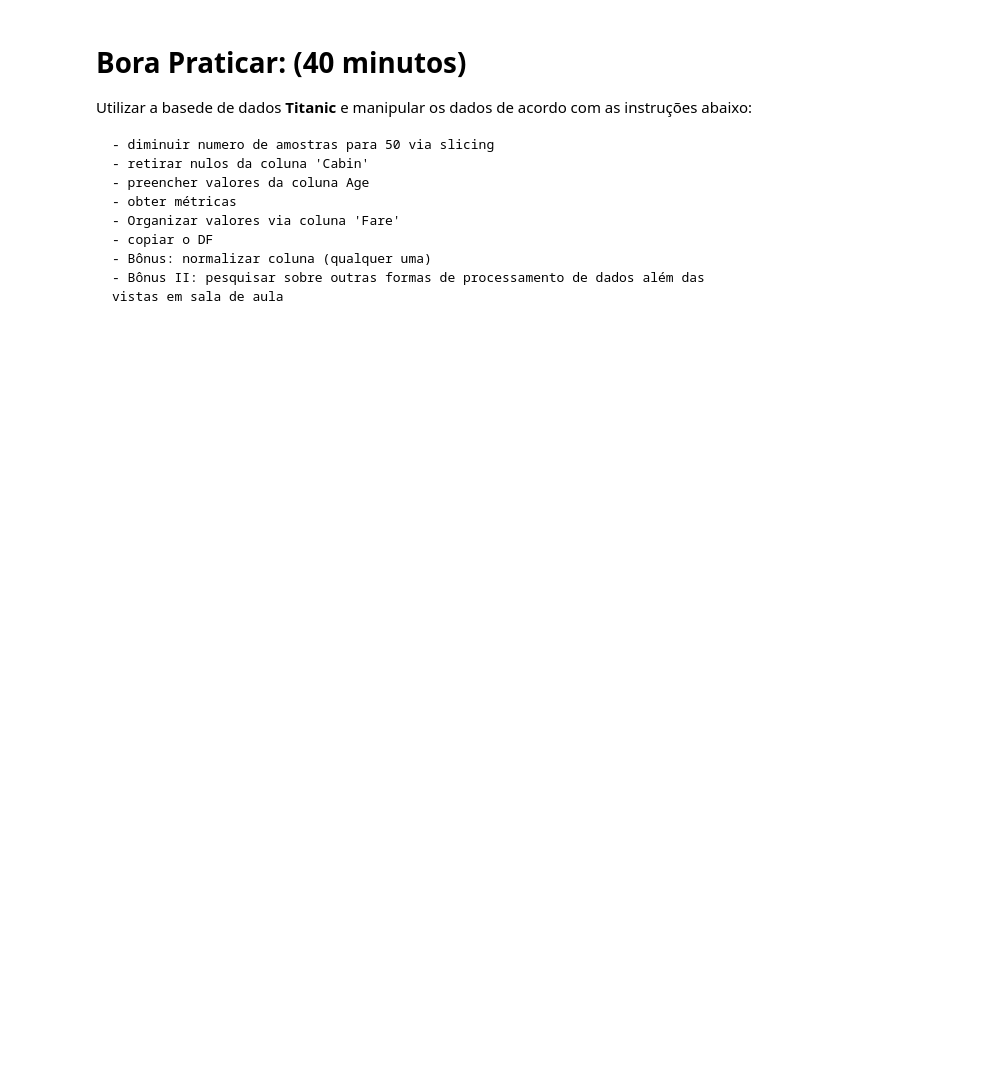
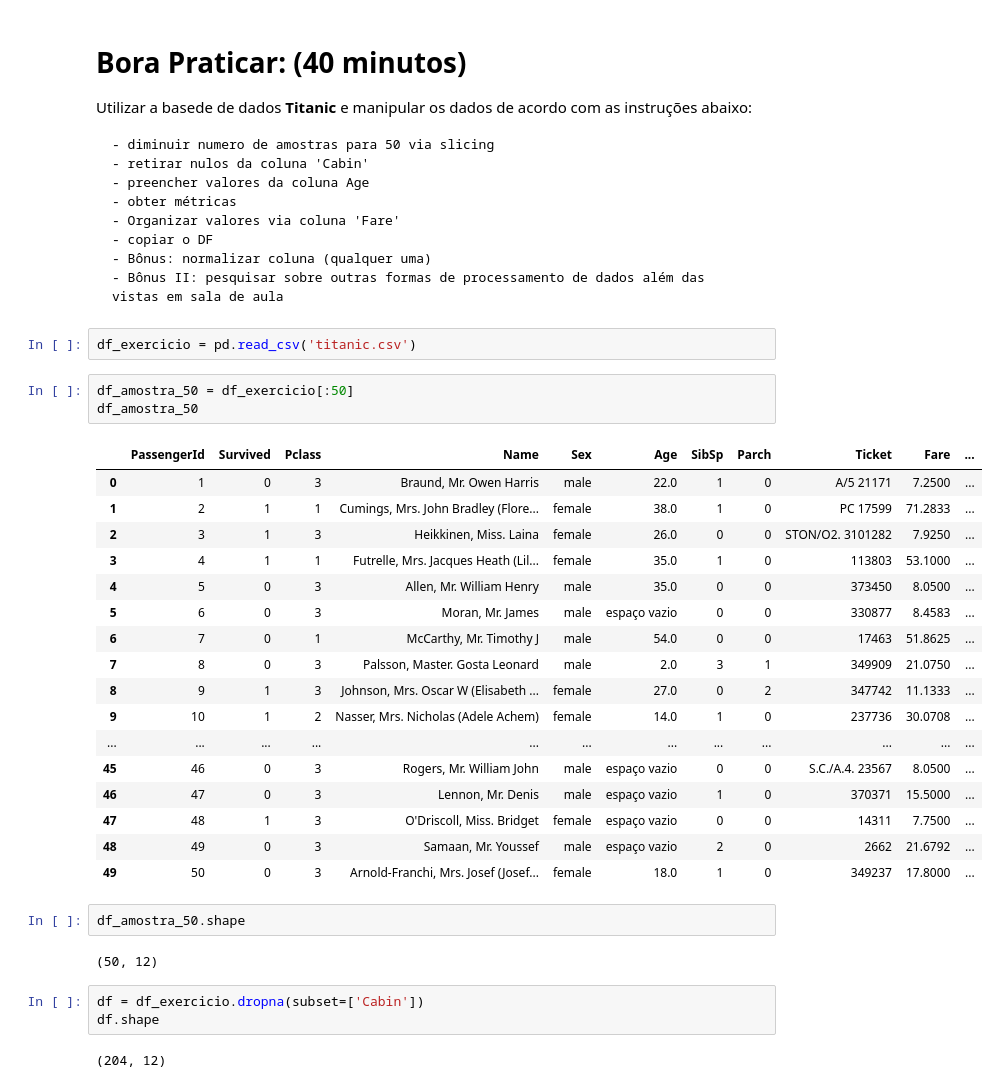
Before and after one commit to reprograma/on26-python-s11-pandas-numpy-I, a Jupyter notebook: material/aula_s11.ipynb, the cells around one changed output. Drawn from its saved outputs; the diff is of its cells as text; blank space fills up the shorter version.

```diff
--- a/material/aula_s11.ipynb
+++ b/material/aula_s11.ipynb
@@ -163,3 +302,35 @@ Utilizar a basede de dados **Titanic** e manipular os dados de acordo com as ins
     - copiar o DF
     - Bônus: normalizar coluna (qualquer uma)
     - Bônus II: pesquisar sobre outras formas de processamento de dados além das vistas em sala de aula
+# %%
+df_exercicio = pd.read_csv('titanic.csv')
+# %%
+df_amostra_50 = df_exercicio[:50]
+df_amostra_50
+# %% [output]
+|  | PassengerId | Survived | Pclass | Name | Sex | Age | SibSp | Parch | Ticket | Fare | ... |
+| 0 | 1 | 0 | 3 | Braund, Mr. Owen Harris | male | 22.0 | 1 | 0 | A/5 21171 | 7.2500 | ... |
+| 1 | 2 | 1 | 1 | Cumings, Mrs. John Bradley (Flore... | female | 38.0 | 1 | 0 | PC 17599 | 71.2833 | ... |
+| 2 | 3 | 1 | 3 | Heikkinen, Miss. Laina | female | 26.0 | 0 | 0 | STON/O2. 3101282 | 7.9250 | ... |
+| 3 | 4 | 1 | 1 | Futrelle, Mrs. Jacques Heath (Lil... | female | 35.0 | 1 | 0 | 113803 | 53.1000 | ... |
+| 4 | 5 | 0 | 3 | Allen, Mr. William Henry | male | 35.0 | 0 | 0 | 373450 | 8.0500 | ... |
+| 5 | 6 | 0 | 3 | Moran, Mr. James | male | espaço vazio | 0 | 0 | 330877 | 8.4583 | ... |
+| 6 | 7 | 0 | 1 | McCarthy, Mr. Timothy J | male | 54.0 | 0 | 0 | 17463 | 51.8625 | ... |
+| 7 | 8 | 0 | 3 | Palsson, Master. Gosta Leonard | male | 2.0 | 3 | 1 | 349909 | 21.0750 | ... |
+| 8 | 9 | 1 | 3 | Johnson, Mrs. Oscar W (Elisabeth ... | female | 27.0 | 0 | 2 | 347742 | 11.1333 | ... |
+| 9 | 10 | 1 | 2 | Nasser, Mrs. Nicholas (Adele Achem) | female | 14.0 | 1 | 0 | 237736 | 30.0708 | ... |
+| ... | ... | ... | ... | ... | ... | ... | ... | ... | ... | ... | ... |
+| 45 | 46 | 0 | 3 | Rogers, Mr. William John | male | espaço vazio | 0 | 0 | S.C./A.4. 23567 | 8.0500 | ... |
+| 46 | 47 | 0 | 3 | Lennon, Mr. Denis | male | espaço vazio | 1 | 0 | 370371 | 15.5000 | ... |
+| 47 | 48 | 1 | 3 | O'Driscoll, Miss. Bridget | female | espaço vazio | 0 | 0 | 14311 | 7.7500 | ... |
+| 48 | 49 | 0 | 3 | Samaan, Mr. Youssef | male | espaço vazio | 2 | 0 | 2662 | 21.6792 | ... |
+| 49 | 50 | 0 | 3 | Arnold-Franchi, Mrs. Josef (Josef... | female | 18.0 | 1 | 0 | 349237 | 17.8000 | ... |
+# %%
+df_amostra_50.shape
+# %% [output]
+(50, 12)
+# %%
+df = df_exercicio.dropna(subset=['Cabin'])
+df.shape
+# %% [output]
+(204, 12)
```
Also changed, not shown: parts of 22 cells of this notebook, 2 other files.
